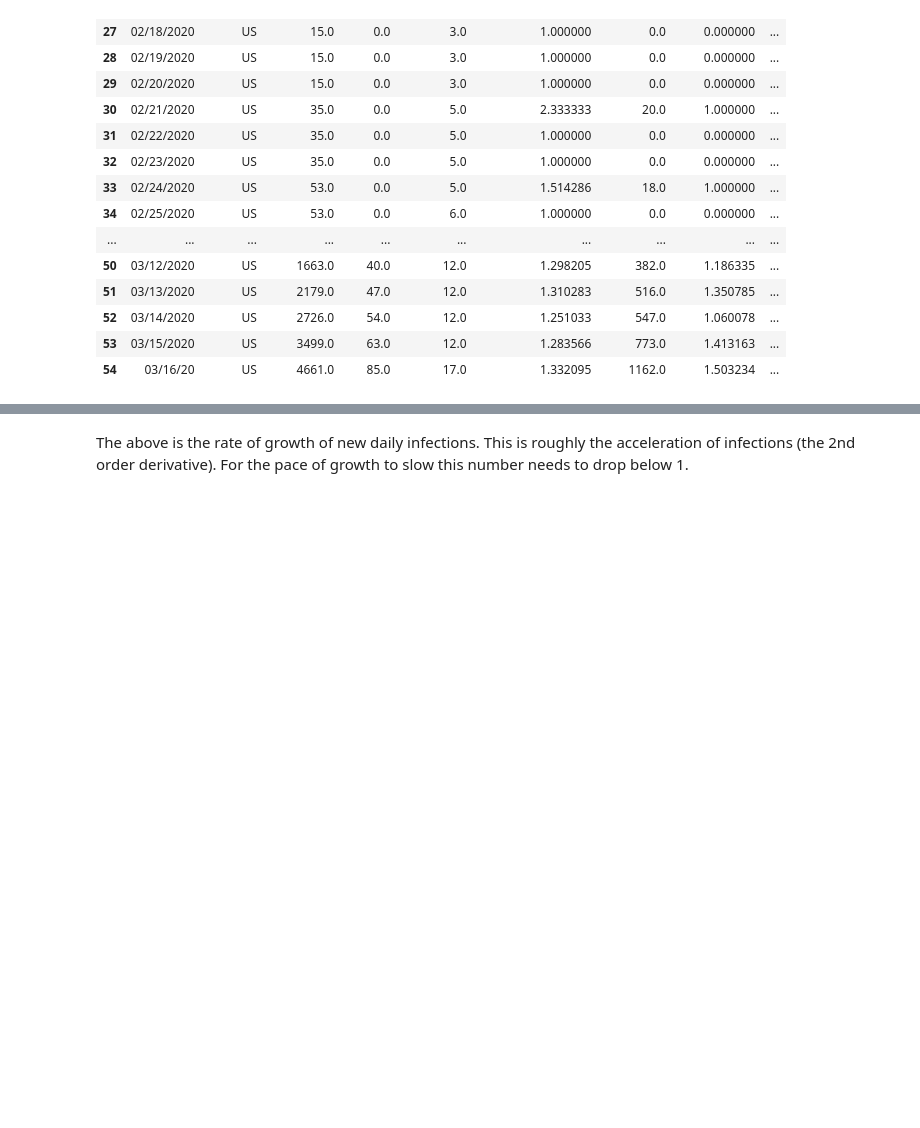
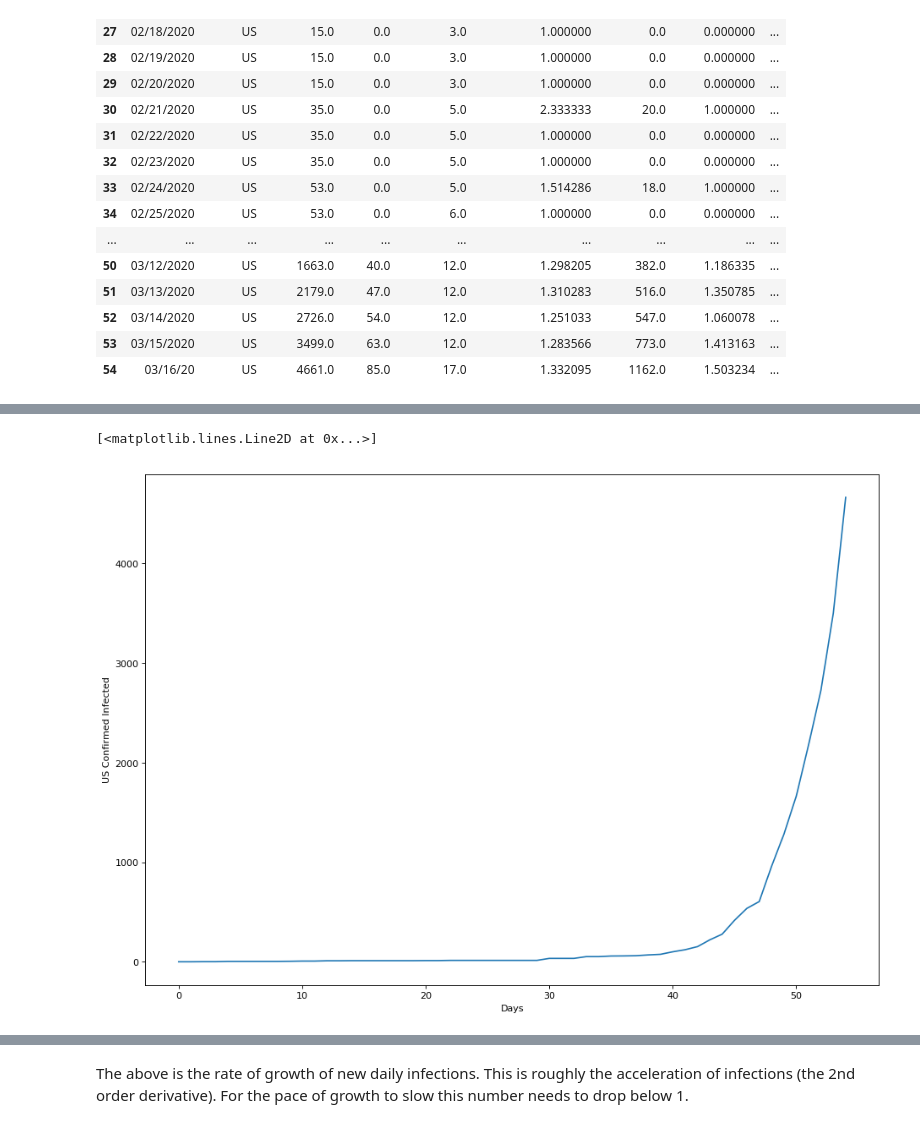
Before and after one commit to huvers/coronavirus-us-growth, a Jupyter notebook: US_Coronavirus_Growth.ipynb, the cells around one changed output, grey strips where cells are left out. Cells and saved outputs as stored; diff of their text form; code cells hidden in the pictures; blank space fills up the shorter version.

Commit message:
updated figures

```diff
--- a/US_Coronavirus_Growth.ipynb
+++ b/US_Coronavirus_Growth.ipynb
@@ -71,6 +72,16 @@ US_df.iloc[-30:]
 | 54 | 03/16/20 | US | 4661.0 | 85.0 | 17.0 | 1.332095 | 1162.0 | 1.503234 | ... |
 # %%
 # Total confirmed cases in US over time
-fig = px.line(US_df, x='Date', y='Confirmed')
-fig.show()
+#fig = px.line(US_df, x='Date', y='Confirmed')
+#fig.show()
+figure(num=None, figsize=(14, 10), dpi=80, facecolor='w', edgecolor='k')
+
+
+x = range(len(US_df['Date']))
+y = US_df['Confirmed']
+
+plt.xlabel('Days')
+plt.ylabel('US Confirmed Infected')
+
+plt.plot(x, y)
 # %% [output]
@@ -78 +88,3 @@ fig.show()
+[<matplotlib.lines.Line2D at 0x...>]
+[figure, added]
 # %%
```
Also changed, not shown: parts of 11 cells of this notebook.
